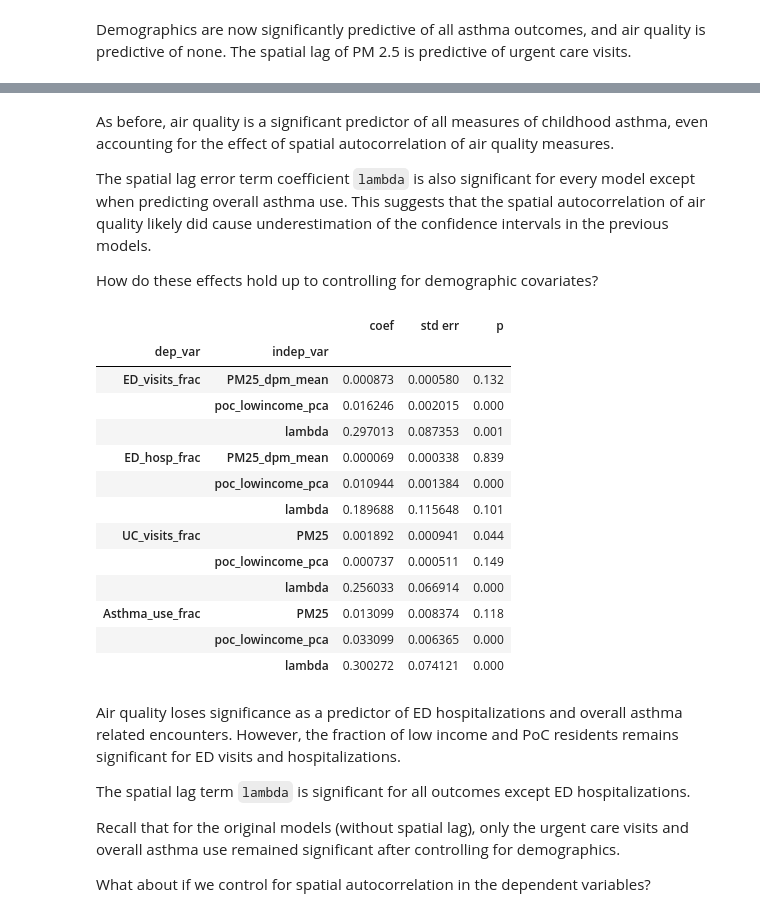
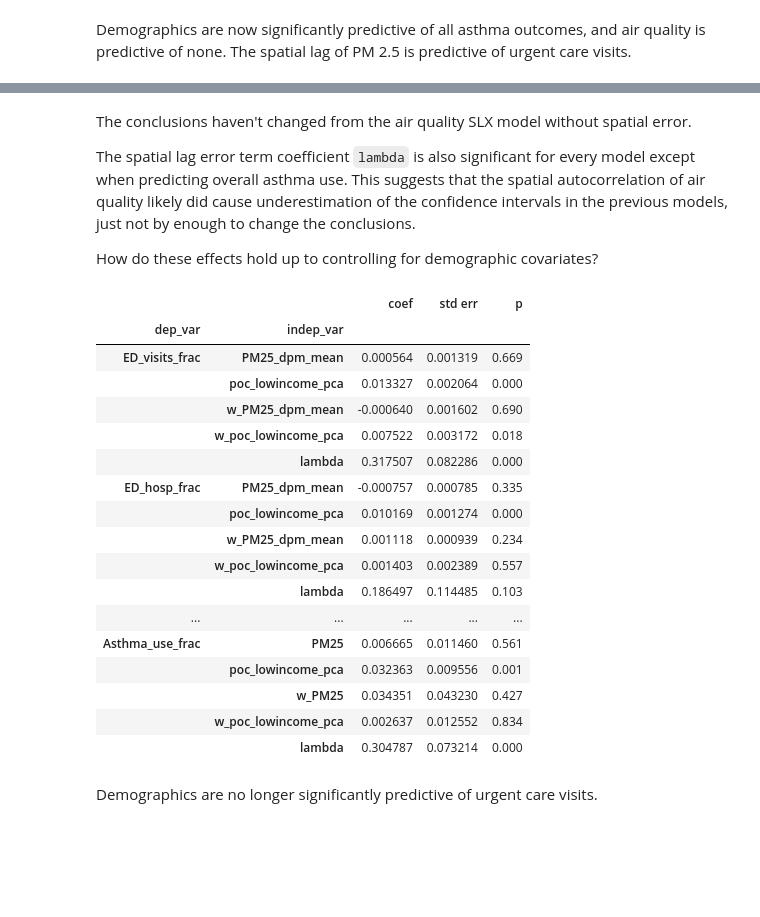
Before and after one commit to eli-goodfriend/air_brain, a Jupyter notebook: notebooks/WIP Asthma vs air quality.ipynb, the cells around one changed output, grey strips where cells are left out. Cells and saved outputs as stored; diff of their text form; code cells hidden in the pictures; blank space fills up the shorter version.

```diff
--- a/notebooks/WIP Asthma vs air quality.ipynb
+++ b/notebooks/WIP Asthma vs air quality.ipynb
@@ -546,6 +548,7 @@ lag_dict = {"PM25": "Gaussian_15",
 # we're also going to pre-compute the weights for use later
 res_dict = {}
 w_dict = {}
+ws = {}
 for col in ["PM25", "dpm", "PM25_dpm_mean", "lowincome", "poc", "poc_lowincome_pca"]:
     weight_class = weights_dict[lag_dict[col]][0]
     weight_kwargs = weights_dict[lag_dict[col]][1]
@@ -553,8 +556,10 @@ for col in ["PM25", "dpm", "PM25_dpm_mean", "lowincome", "poc", "poc_lowincome_p
     w = weight_class.from_dataframe(df, use_index=False, **weight_kwargs)
     # standardize by rows to use averages instead of sums
     w.transform = "R"
-    # save weights for later
+    # save weights for later: by independent variable
     w_dict[col] = w
+    # save weights for later: by name of weight
+    ws[lag_dict[col]] = w
     # compute Moran's I
     moran = Moran(df[col], w)
     res_dict[col] = {"I": moran.I, "p": moran.p_sim}
@@ -650,17 +655,11 @@ Demographics are now significantly predictive of all asthma outcomes, and air qu
 # %%
-# Spatial lag in the error term, fit using
-# general method of moments estimation allowing for heteroskedasticity
-#
-# This is a general method that allows us to choose the weights used to compute the error term,
-# in this case the same spatial lag weights computed above
-
-# start without controlling for demographics
-res_dict = dict()
+# fit the air quality model using the lag error and spatial lag and save the results
+ols_res = dict()
 for dep in dep_vars:
-    indep = indep_to_use[dep]
-    res = spreg.GM_Error_Het(df[[dep]].values, df[indep].values, w=w, name_y=dep, name_x=indep)
-    res_dict[dep] = res
-spreg2df(res_dict)[["coef", "std err", "p"]].style.pipe(p_col_style)
+    indep = indep_to_use[dep] + ["w_{}".format(x) for x in indep_to_use[dep]]
+    res = spreg.GM_Error_Het(dfx[[dep]].values, dfx[indep].values, w=ws["queen"], name_y=dep, name_x=indep)
+    ols_res[dep] = res
+spreg2df(ols_res)[["coef", "std err", "p"]].style.pipe(p_col_style)
 # %% [output]
 |  |  | coef | std err | p |
 | dep_var | indep_var |  |  |  |
@@ -677,36 +682,35 @@ spreg2df(res_dict)[["coef", "std err", "p"]].style.pipe(p_col_style)
 # %% [markdown]
-As before, air quality is a significant predictor of all measures of childhood asthma, even accounting for the effect of spatial autocorrelation of air quality measures.
+The conclusions haven't changed from the air quality SLX model without spatial error.
 
-The spatial lag error term coefficient `lambda` is also significant for every model except when predicting overall asthma use. This suggests that the spatial autocorrelation of air quality likely did cause underestimation of the confidence intervals in the previous models.
+The spatial lag error term coefficient `lambda` is also significant for every model except when predicting overall asthma use. This suggests that the spatial autocorrelation of air quality likely did cause underestimation of the confidence intervals in the previous models, just not by enough to change the conclusions.
 
 How do these effects hold up to controlling for demographic covariates?
 # %%
-res_dict = dict()
+# fit the air quality model using the lag error and spatial lag and save the results
+ols_res = dict()
 for dep in dep_vars:
-    indep = combo_indep_vars[dep]
-    res = spreg.GM_Error_Het(df[[dep]].values, df[indep].values, w=w, name_y=dep, name_x=indep)
-    res_dict[dep] = res
-spreg2df(res_dict)[["coef", "std err", "p"]].style.pipe(p_col_style)
+    indep = combo_indep_vars[dep] + ["w_{}".format(x) for x in combo_indep_vars[dep]]
+    res = spreg.GM_Error_Het(dfx[[dep]].values, dfx[indep].values, w=ws["queen"], name_y=dep, name_x=indep)
+    ols_res[dep] = res
+spreg2df(ols_res)[["coef", "std err", "p"]].style.pipe(p_col_style)
 # %% [output]
 |  |  | coef | std err | p |
 | dep_var | indep_var |  |  |  |
-| ED_visits_frac | PM25_dpm_mean | 0.000873 | 0.000580 | 0.132 |
-|  | poc_lowincome_pca | 0.016246 | 0.002015 | 0.000 |
-|  | lambda | 0.297013 | 0.087353 | 0.001 |
-| ED_hosp_frac | PM25_dpm_mean | 0.000069 | 0.000338 | 0.839 |
-|  | poc_lowincome_pca | 0.010944 | 0.001384 | 0.000 |
-|  | lambda | 0.189688 | 0.115648 | 0.101 |
-| UC_visits_frac | PM25 | 0.001892 | 0.000941 | 0.044 |
-|  | poc_lowincome_pca | 0.000737 | 0.000511 | 0.149 |
-|  | lambda | 0.256033 | 0.066914 | 0.000 |
-| Asthma_use_frac | PM25 | 0.013099 | 0.008374 | 0.118 |
-|  | poc_lowincome_pca | 0.033099 | 0.006365 | 0.000 |
-|  | lambda | 0.300272 | 0.074121 | 0.000 |
+| ED_visits_frac | PM25_dpm_mean | 0.000564 | 0.001319 | 0.669 |
+|  | poc_lowincome_pca | 0.013327 | 0.002064 | 0.000 |
+|  | w_PM25_dpm_mean | -0.000640 | 0.001602 | 0.690 |
+|  | w_poc_lowincome_pca | 0.007522 | 0.003172 | 0.018 |
+|  | lambda | 0.317507 | 0.082286 | 0.000 |
+| ED_hosp_frac | PM25_dpm_mean | -0.000757 | 0.000785 | 0.335 |
+|  | poc_lowincome_pca | 0.010169 | 0.001274 | 0.000 |
+|  | w_PM25_dpm_mean | 0.001118 | 0.000939 | 0.234 |
+|  | w_poc_lowincome_pca | 0.001403 | 0.002389 | 0.557 |
+|  | lambda | 0.186497 | 0.114485 | 0.103 |
+| ... | ... | ... | ... | ... |
+| Asthma_use_frac | PM25 | 0.006665 | 0.011460 | 0.561 |
+|  | poc_lowincome_pca | 0.032363 | 0.009556 | 0.001 |
+|  | w_PM25 | 0.034351 | 0.043230 | 0.427 |
+|  | w_poc_lowincome_pca | 0.002637 | 0.012552 | 0.834 |
+|  | lambda | 0.304787 | 0.073214 | 0.000 |
 # %% [markdown]
-Air quality loses significance as a predictor of ED hospitalizations and overall asthma related encounters. However, the fraction of low income and PoC residents remains significant for ED visits and hospitalizations.
-
-The spatial lag term `lambda` is significant for all outcomes except ED hospitalizations.
-
-Recall that for the original models (without spatial lag), only the urgent care visits and overall asthma use remained significant after controlling for demographics.
-
-What about if we control for spatial autocorrelation in the dependent variables?
+Demographics are no longer significantly predictive of urgent care visits.
```
Also changed, not shown: parts of 8 cells of this notebook, 2 other files.
